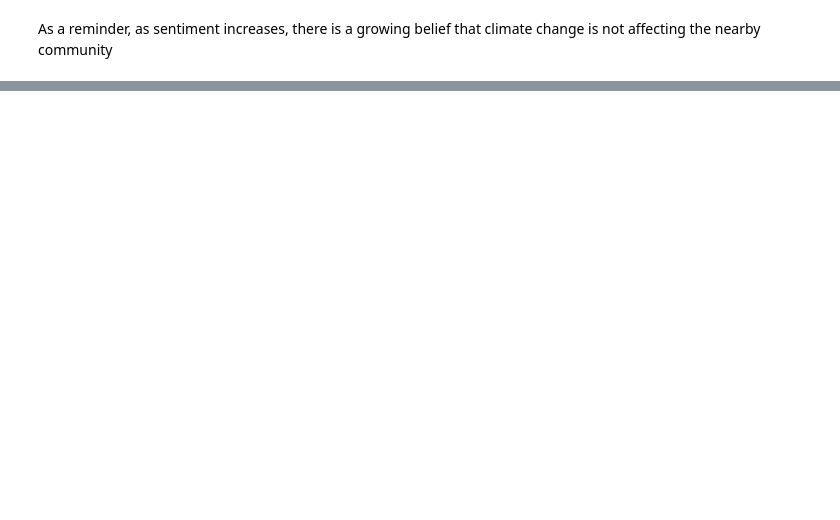
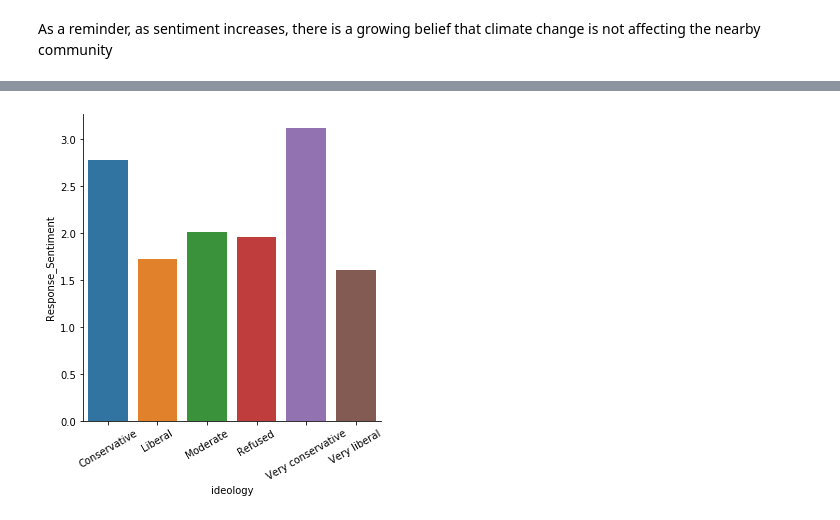
Before and after one commit to ds-modules/BUDS-SU21-Dev, a Jupyter notebook: survey_data/atp_exploration.ipynb, the cells around one changed output, grey strips where cells are left out. Saved outputs shown, nothing was run; the diff lists cells and outputs as text; code cells hidden in the pictures; blank space fills up the shorter version.

Commit message:
updated PRR eda to include political party

```diff
--- a/survey_data/atp_exploration.ipynb
+++ b/survey_data/atp_exploration.ipynb
@@ -192,0 +188,8 @@ As a reminder, as sentiment increases, there is a growing belief that climate ch
+# %%
+#next steps: continue this for political party affiliation - thinking we can use F_IDEO
+
+#append a column iodeology to existing age_and_climate df
+
+party_and_climate = age_and_climate
+party_and_climate["ideology"] = atp[["F_IDEO"]]
+party_and_climate
@@ -192,0 +210,3 @@ As a reminder, as sentiment increases, there is a growing belief that climate ch
+# %%
+new_party_and_climate = party_and_climate.groupby(["ideology"]).mean().reset_index()
+new_party_and_climate
@@ -192,0 +221,5 @@ As a reminder, as sentiment increases, there is a growing belief that climate ch
+# %%
+f = sns.catplot(x="ideology", y="Response_Sentiment",kind="bar", data=new_party_and_climate)
+f.set_xticklabels(rotation=30);
+# %% [output]
+[figure, added]
```
Also changed, not shown: parts of 9 cells of this notebook.
